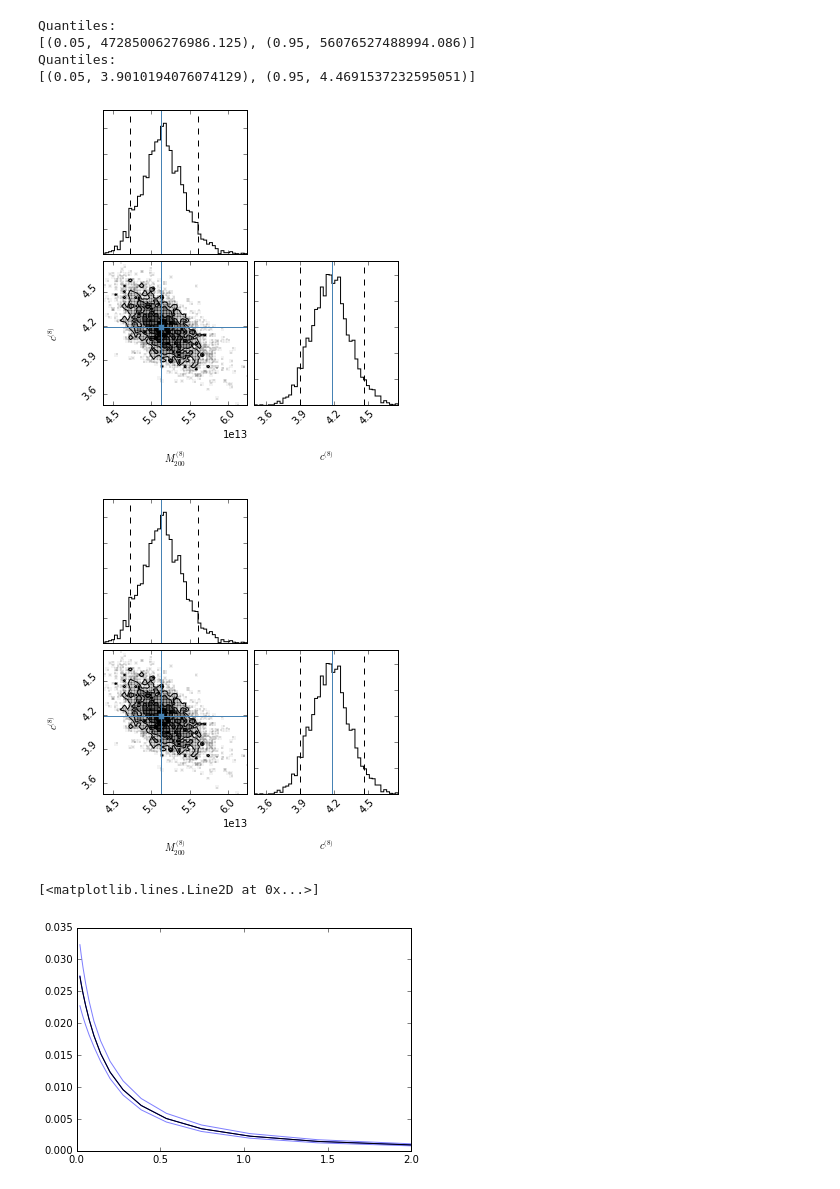
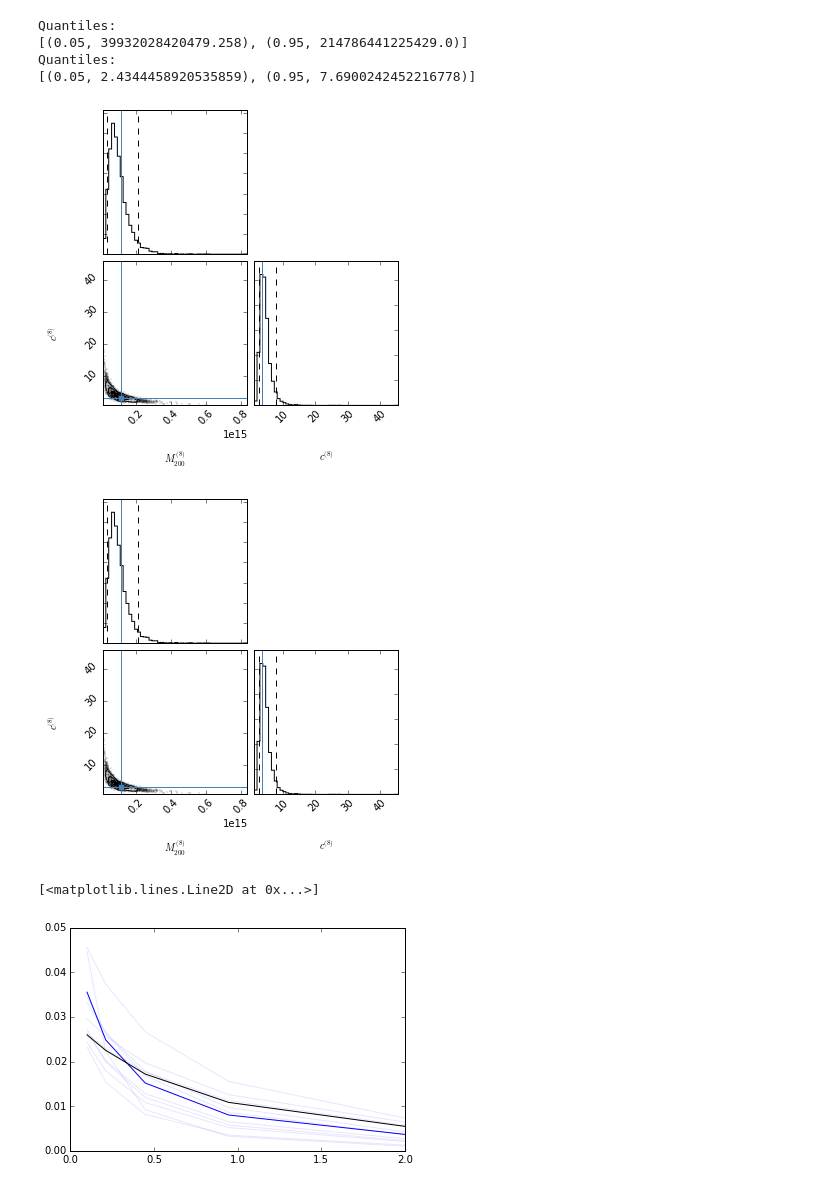
Before and after one commit to farr/HierarchicalLensing, a Jupyter notebook: stan/Test.ipynb, the cells around one changed output. Drawn from its saved outputs; the diff is of its cells as text; code cells hidden in the pictures.

```diff
--- a/stan/Test.ipynb
+++ b/stan/Test.ipynb
@@ -16,20 +16,20 @@ smc = -0.3*sqrt(smm*scc)
 sigma = array([[smm, smc], [smc, scc]])
 # %%
 N = 25
-Nr = 15
+Nr = 5
 Om = 0.28
 Ol = 0.72
 h = 0.7
 H0 = 100*h
 log_cl_params = multivariate_normal(mu, sigma, size=N)
-rs = exp(linspace(log(0.02), log(2), Nr))
+rs = exp(linspace(log(0.1), log(2), Nr))
 zl = 0.3
 zs = 1.0
 dL = cosmocalc(zl, H0, Om, Ol)['DA_Mpc']
 dS = cosmocalc(zs, H0, Om, Ol)['DA_Mpc']
 dLS = (dS*(1+zs) - dL*(1+zl))/(1+zs)
 true_kappas = array([wl.NFW(rs, exp(lm), exp(lc), zl, zs) for lm, lc in log_cl_params])
-sigma_kappas = 0.1 + 0*true_kappas
-meas_kappas = lognormal(mean=log(true_kappas), sigma=sigma_kappas)
+sigma_kappas = 0.01 + 0*true_kappas
+meas_kappas = normal(true_kappas, sigma_kappas)
 # %%
 for tk in meas_kappas:
@@ -46,7 +46,9 @@ data = {'Nr' : Nr,
         'zss': zs + zeros(N),
         'dlss': dLS + zeros(N),
         'dls': dL + zeros(N),
-        'dss': dS + zeros(N)}
+        'dss': dS + zeros(N),
+       'mu0' : array([log(1e14), log(3)]),
+       'sigma0' : array([log(10), log(2)])}
 init = ({'mu' : mu,
         'sigma' : sigma,
         'log_cl_params' : log_cl_params}, )*4
@@ -103,16 +118,16 @@ yscale('log')
 tri.corner(samples['cl_params'][:,8,:], truths=exp(log_cl_params[8,:]), quantiles=[0.05, 0.95], labels=[r'$M_{200}^{(8)}$', r'$c^{(8)}$'])
 # %% [output]
 Quantiles:
-[(0.05, 47285006276986.125), (0.95, 56076527488994.086)]
+[(0.05, 39932028420479.258), (0.95, 214786441225429.0)]
 Quantiles:
-[(0.05, 3.9010194076074129), (0.95, 4.4691537232595051)]
+[(0.05, 2.4344458920535859), (0.95, 7.6900242452216778)]
-[figure, old version]
+[figure, new version]
-[figure, old version]
+[figure, new version]
 # %%
 plot(rs, mean(samples['model_kappas'][:,20,:], axis=0), '-b')
-plot(rs, np.min(samples['model_kappas'][:,20,:], axis=0), '-b', alpha=0.5)
-plot(rs, np.max(samples['model_kappas'][:,20,:], axis=0), '-b', alpha=0.5)
+for mks in permutation(samples['model_kappas'][:,20,:])[:10]:
+    plot(rs, mks, '-b', alpha=0.1)
 plot(rs, true_kappas[20,:], '-k')
 # %% [output]
 [<matplotlib.lines.Line2D at 0x...>]
-[figure, old version]
+[figure, new version]
```
Also changed, not shown: parts of 6 cells of this notebook, 4 other files.
